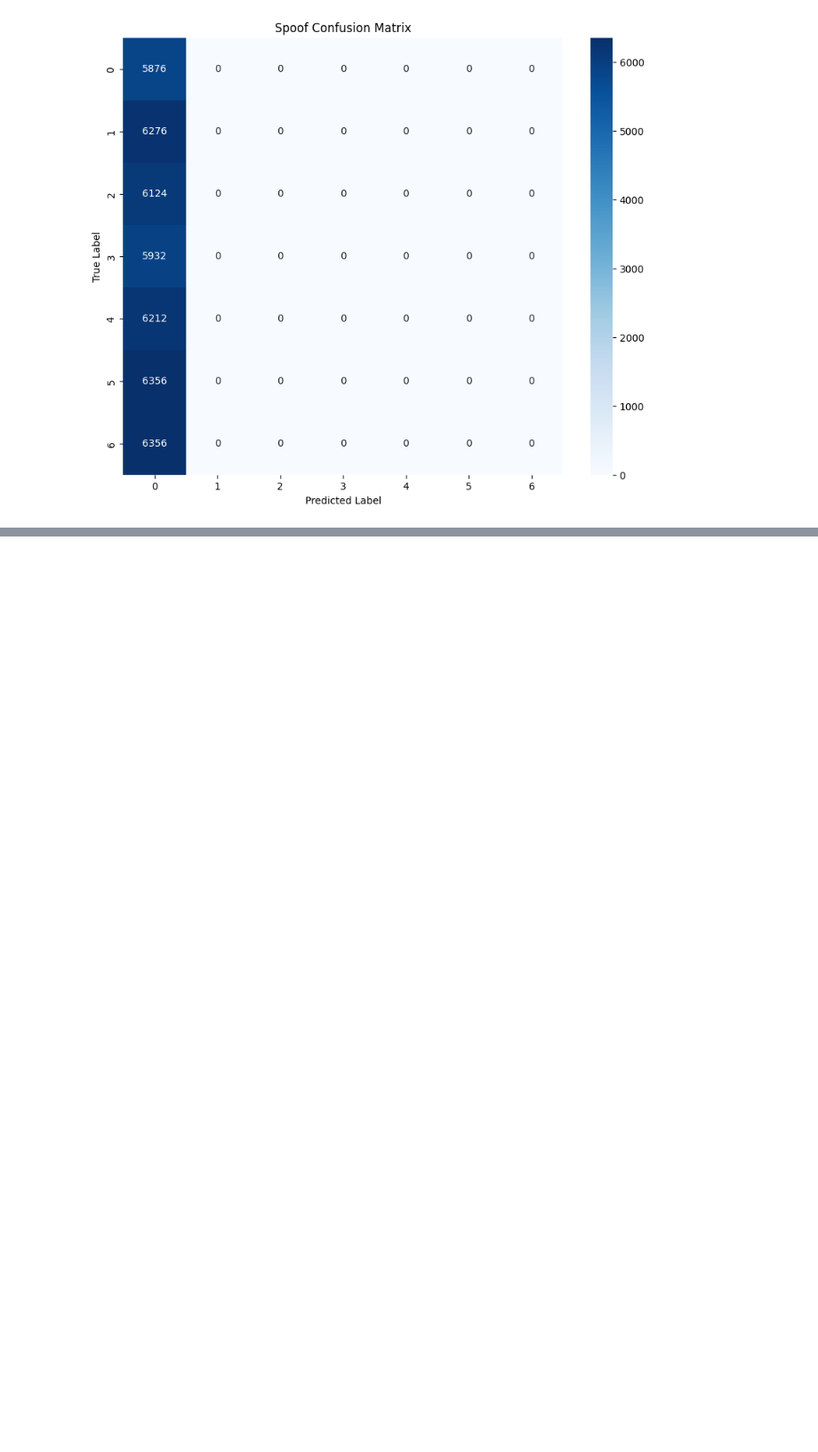
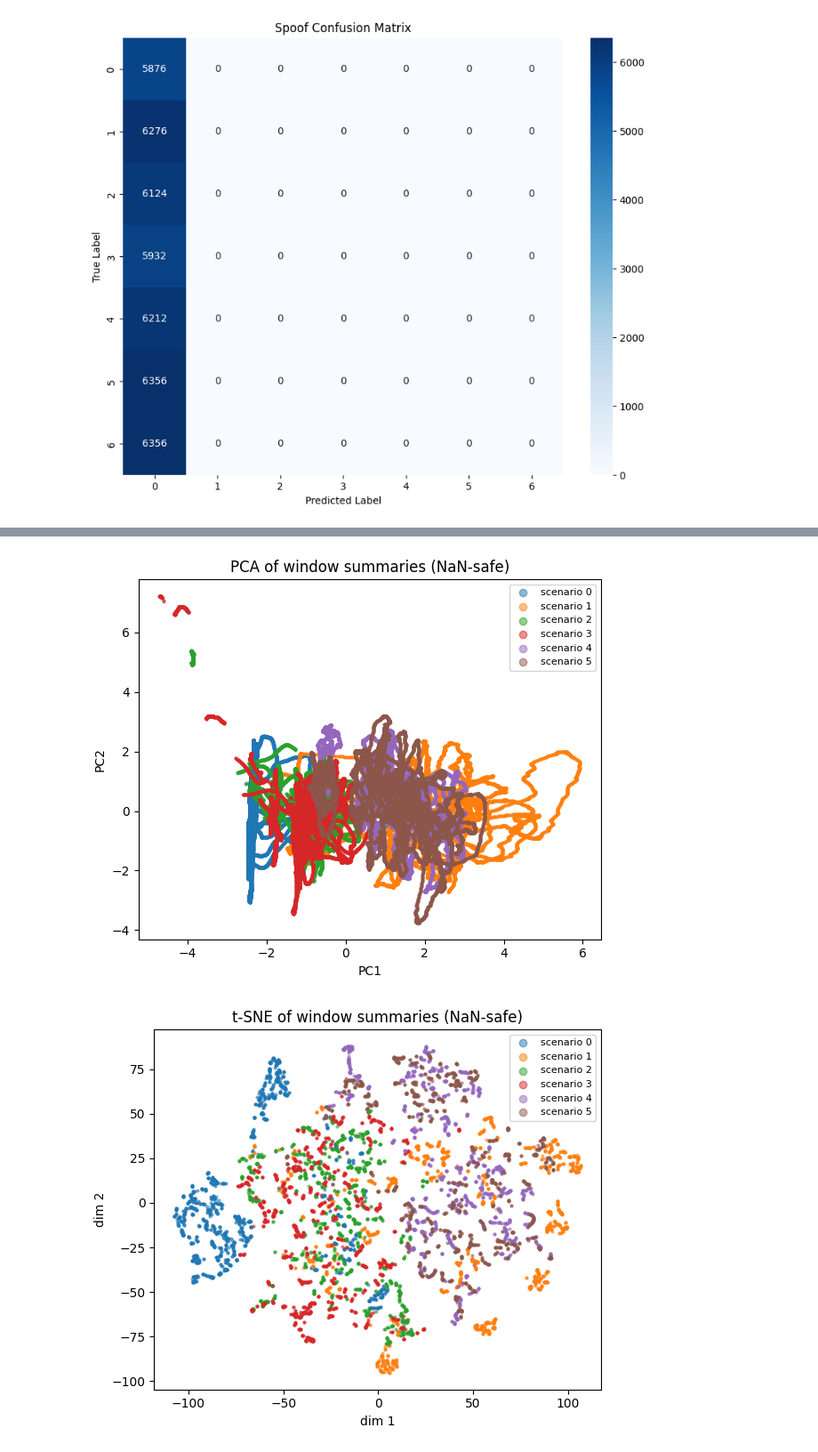
Before and after one commit to nicholastey/gnss_spoof_detector, a Jupyter notebook: spoof_detector/newer.ipynb, the cells around one changed output, grey strips where cells are left out. Shown at 89% size. Drawn from its saved outputs; the diff is of its cells as text; code cells hidden in the pictures; blank space fills up the shorter version.

```diff
--- a/spoof_detector/newer.ipynb
+++ b/spoof_detector/newer.ipynb
@@ -388,0 +518,4 @@ def create_lstm_model(input_shape):
+# %%
+for i in range(5):
+    print("Window", i)
+    print("Mean:", X_tr_w[10000+i].mean(), "Std:", X_tr_w[10000+i].std())
@@ -678,0 +1568,14 @@ Text(95.72222222222221, 0.5, 'True Label')
+# %%
+# scenario ID = sample_id, 0..5 for [ds1, ds2, ds3, ds4, ds7, ds8]
+TIME_STEPS = 200
+
+X_all, y_all_cls = make_sequences(
+    df_all_s,
+    time_steps=TIME_STEPS,
+    step=1,
+    feat_cols=feature_cols,
+    label_col='sample_id'
+)
+
+print("X_all shape:", X_all.shape)
+print("Unique scenario IDs:", np.unique(y_all_cls))
@@ -678,0 +1585,60 @@ Text(95.72222222222221, 0.5, 'True Label')
+# %%
+import numpy as np
+import matplotlib.pyplot as plt
+from sklearn.decomposition import PCA
+from sklearn.manifold import TSNE
+
+# ---- Summarize each window with NaN-safe stats
+X_summary = np.nanmean(X_all, axis=1)   # (N_windows, n_features)
+X_std     = np.nanstd(X_all, axis=1)    # (N_windows, n_features)
+X_feat    = np.concatenate([X_summary, X_std], axis=1)
+
+print("X_feat shape for viz:", X_feat.shape)
+
+# ---- Drop any rows that are still non-finite
+finite_mask = np.isfinite(X_feat).all(axis=1)
+X_feat_clean = X_feat[finite_mask]
+y_cls_clean  = y_all_cls[finite_mask]
+
+print("Kept windows:", X_feat_clean.shape[0], " / ", X_feat.shape[0])
+
+# ---- PCA
+pca = PCA(n_components=2, random_state=42)
+X_pca = pca.fit_transform(X_feat_clean)
+
+plt.figure(figsize=(6, 5))
+for sid in np.unique(y_cls_clean):
+    mask = (y_cls_clean == sid)
+    plt.scatter(X_pca[mask, 0], X_pca[mask, 1], s=4, alpha=0.5, label=f"scenario {sid}")
+plt.title("PCA of window summaries (NaN-safe)")
+plt.xlabel("PC1")
+plt.ylabel("PC2")
+plt.legend(markerscale=3, fontsize=8)
+plt.tight_layout()
+plt.show()
+
+# ---- t-SNE (on cleaned subset)
+max_points = 8000
+if X_feat_clean.shape[0] > max_points:
+    idx = np.random.choice(X_feat_clean.shape[0], max_points, replace=False)
+    X_tsne_in = X_feat_clean[idx]
+    y_tsne    = y_cls_clean[idx]
+else:
+    X_tsne_in = X_feat_clean
+    y_tsne    = y_cls_clean
+
+tsne = TSNE(n_components=2, perplexity=30, learning_rate=200,
+            random_state=42, init='pca')
+X_tsne = tsne.fit_transform(X_tsne_in)
+
+plt.figure(figsize=(6, 5))
+for sid in np.unique(y_tsne):
+    mask = (y_tsne == sid)
+    plt.scatter(X_tsne[mask, 0], X_tsne[mask, 1], s=4, alpha=0.5, label=f"scenario {sid}")
+plt.title("t-SNE of window summaries (NaN-safe)")
+plt.xlabel("dim 1")
+plt.ylabel("dim 2")
+plt.legend(markerscale=3, fontsize=8)
+plt.tight_layout()
+plt.show()
+# %% [output]
@@ -678,0 +1647,2 @@ Text(95.72222222222221, 0.5, 'True Label')
+[figure, added]
+[figure, added]
```
Also changed, not shown: parts of 46 cells of this notebook, 2 other files.
